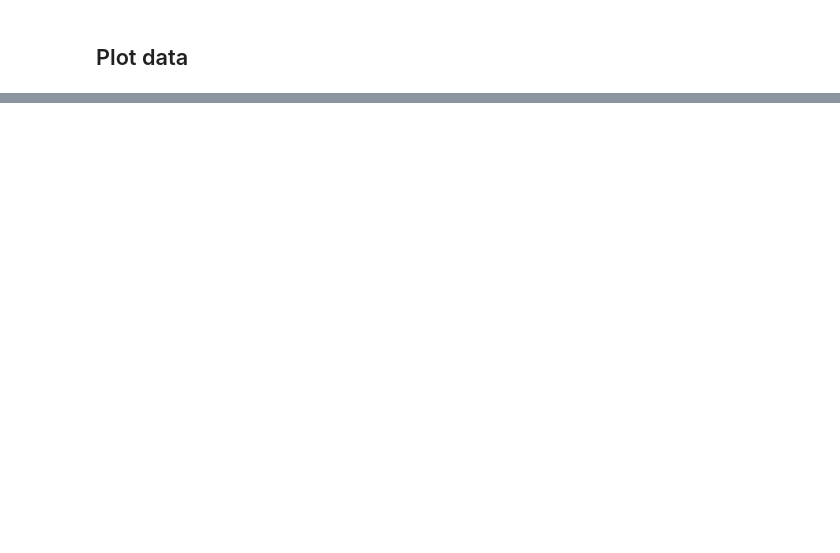
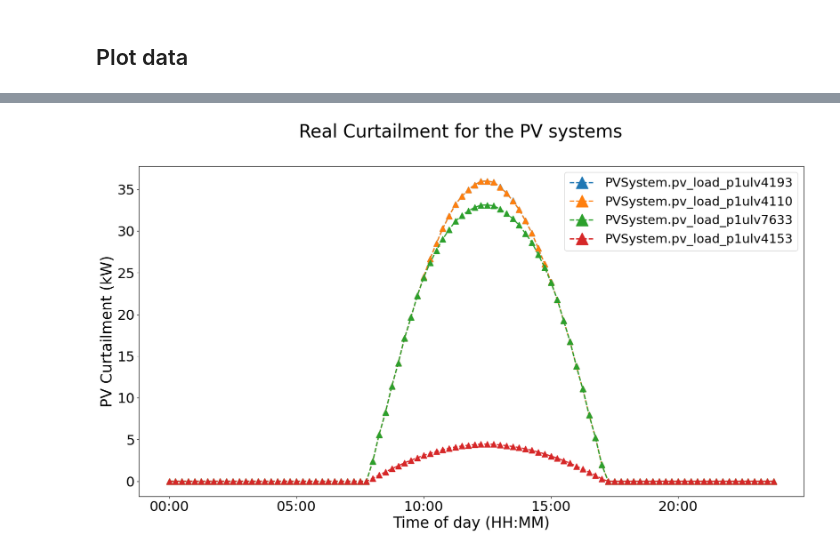
Before and after one commit to pnnl/oedisi_dopf, a Jupyter notebook: workflow.ipynb, the cells around one changed output, grey strips where cells are left out. Drawn from its saved outputs; the diff is of its cells as text; code cells hidden in the pictures; blank space fills up the shorter version.

```diff
--- a/workflow.ipynb
+++ b/workflow.ipynb
@@ -157,36 +162,7 @@ topology_filepath = os.path.join(directory, "topology.json")
 buscoord_filepath = os.path.join(directory, "BusCoords.dat")
 real_voltage_filepath = os.path.join(directory, "voltage_real.feather")
 imag_voltage_filepath = os.path.join(directory, "voltage_imag.feather")
-
-time = [30,50,90]
-# Voltage heatmaps of time steps
-fig_filename = os.path.join(directory, f"network.png")
-plotter.plot_network(
-    topology_filepath,
-    buscoord_filepath,
-    real_voltage_filepath,
-    imag_voltage_filepath,
-    root_node=root, sep=seperator,
-    time=time, node_size=50,
-    show=True, to_file=fig_filename,
-    suptitle_sfx=f"({alg} Algorithm)",
-)
-
-# Voltage trees of time steps
-fig_filename = os.path.join(directory, f"vtree.png")
-plotter.plot_voltage_tree(
-    topology_filepath,
-    buscoord_filepath,
-    real_voltage_filepath,
-    imag_voltage_filepath,
-    root_node=root,
-    sep=seperator,
-    time=time,
-    show=True, to_file=fig_filename,
-    lw=2.5, ls='dashed',
-    figsize=(60, 15),
-    annotate=annotate,
-    suptitle_sfx=f"({alg} Algorithm)",
-    coordsys=coordsys,
-    ymin=ymin, ymax=ymax,
-)
+opf_voltage_filepath = os.path.join(directory, "opf_voltage_mag.feather")
+real_curtail_filepath = os.path.join(directory, "real_curtail.feather")
+forecast_curtail_filepath = os.path.join(directory, "forecast_curtail.feather")
+time=["07:30", "12:30", "15:30"]
@@ -192,0 +215,5 @@ plotter.plot_voltage_tree(
+# %%
+
+plotter.plot_curtail(real_curtail_filepath, suptitle_pfx="Real ")
+# %% [output]
+[figure, added]
```
Also changed, not shown: parts of 7 cells of this notebook, 14 other files.
